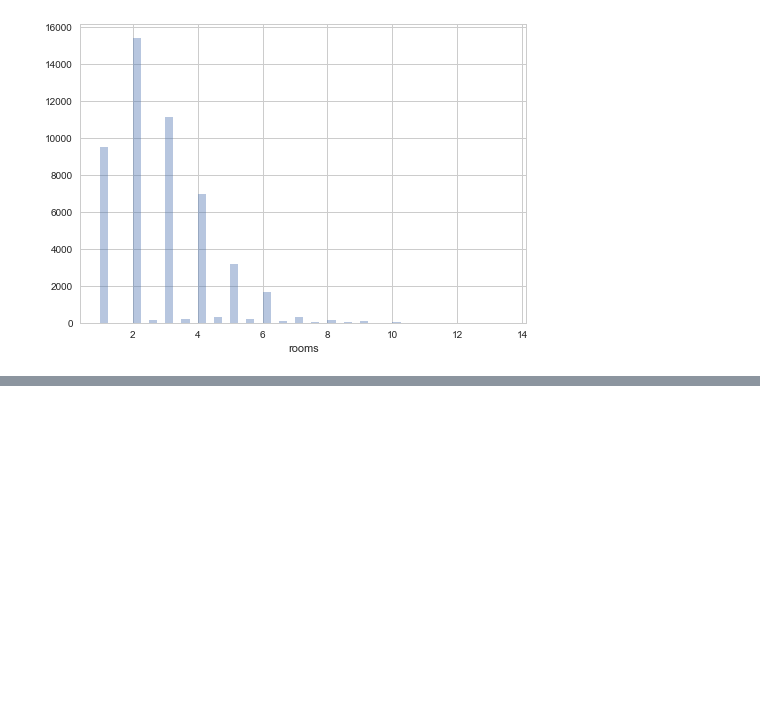
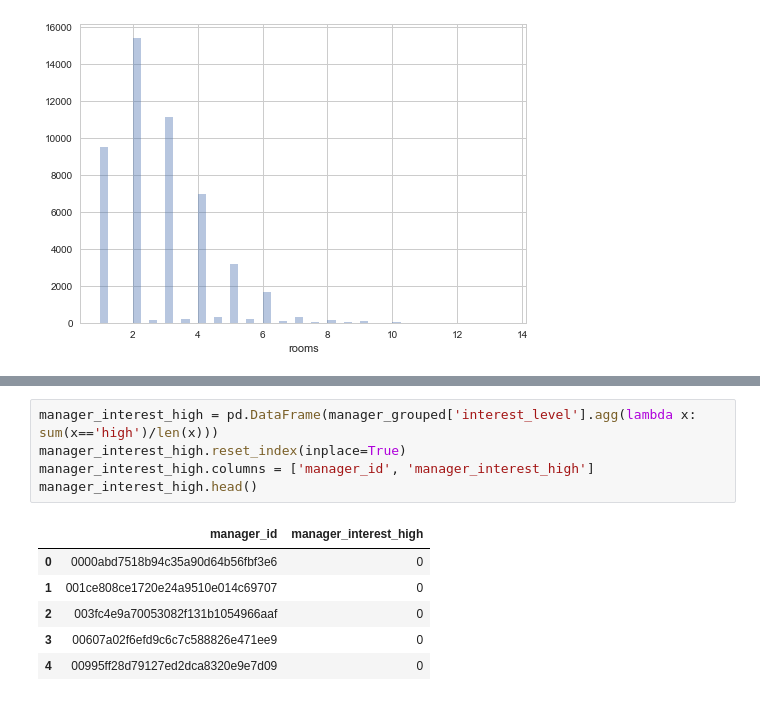
Before and after one commit to phildeutsch/rentals, a Jupyter notebook: explore.ipynb, the cells around one changed output, grey strips where cells are left out. Cells and saved outputs as stored; diff of their text form; blank space fills up the shorter version.

```diff
--- a/explore.ipynb
+++ b/explore.ipynb
@@ -50,0 +60,12 @@ sns.distplot(train['rooms'], kde=False)
+# %%
+manager_interest_high = pd.DataFrame(manager_grouped['interest_level'].agg(lambda x: sum(x=='high')/len(x)))
+manager_interest_high.reset_index(inplace=True)
+manager_interest_high.columns = ['manager_id', 'manager_interest_high']
+manager_interest_high.head()
+# %% [output]
+|  | manager_id | manager_interest_high |
+| 0 | 0000abd7518b94c35a90d64b56fbf3e6 | 0 |
+| 1 | 001ce808ce1720e24a9510e014c69707 | 0 |
+| 2 | 003fc4e9a70053082f131b1054966aaf | 0 |
+| 3 | 00607a02f6efd9c6c7c588826e471ee9 | 0 |
+| 4 | 00995ff28d79127ed2dca8320e9e7d09 | 0 |
```
Also changed, not shown: parts of 3 cells of this notebook, 6 other files.
